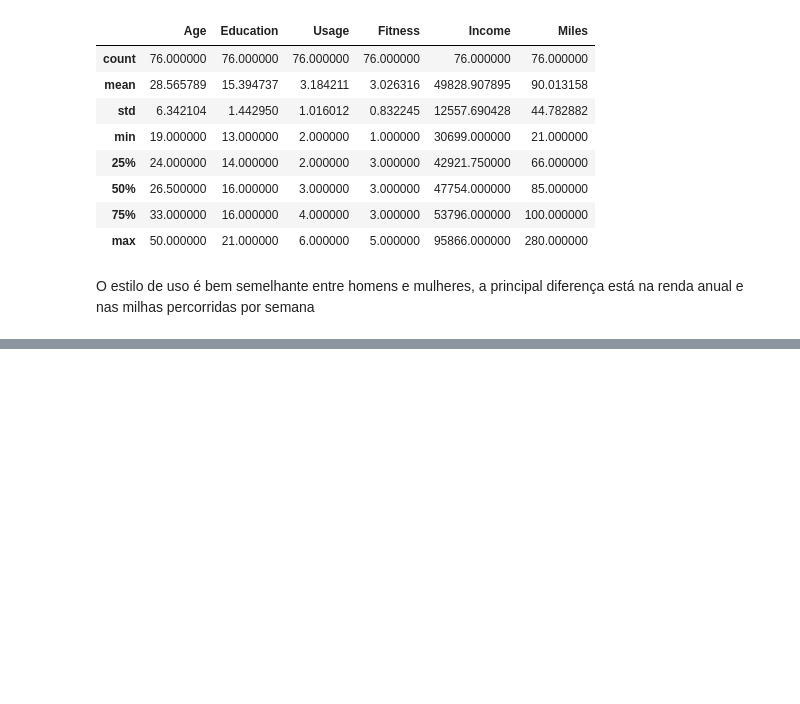
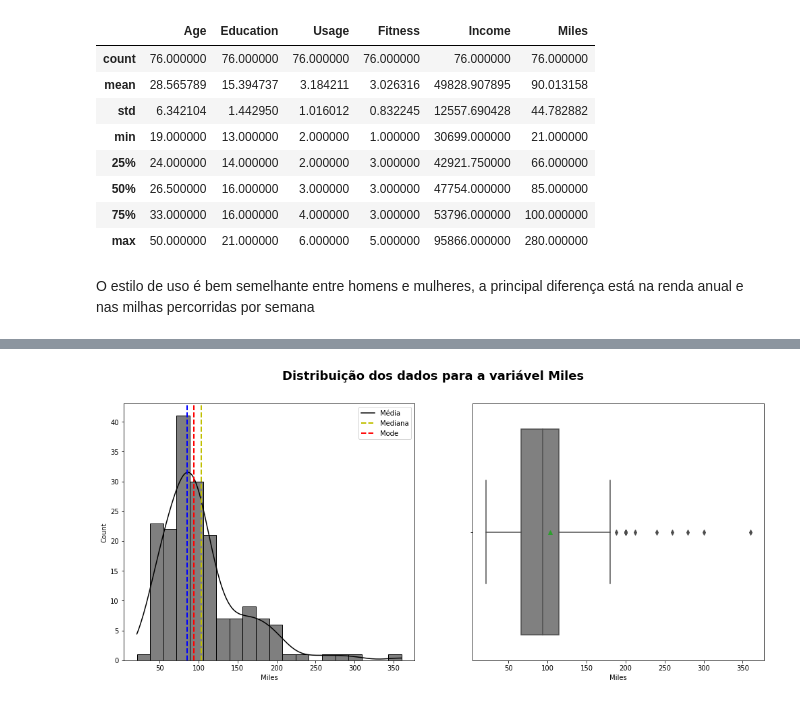
Before and after one commit to LissesCastro/CardioGoodFitness-EDA-WIP, a Jupyter notebook: CardioGooDFitness.ipynb, the cells around one changed output, grey strips where cells are left out. Cells and saved outputs as stored; diff of their text form; code cells hidden in the pictures; blank space fills up the shorter version.

```diff
--- a/CardioGooDFitness.ipynb
+++ b/CardioGooDFitness.ipynb
@@ -168,0 +191,4 @@ O estilo de uso é bem semelhante entre homens e mulheres, a principal diferenç
+# %%
+univariate_analysis(df.Miles)
+# %% [output]
+[figure, added]
```
Also changed, not shown: parts of 9 cells of this notebook.
